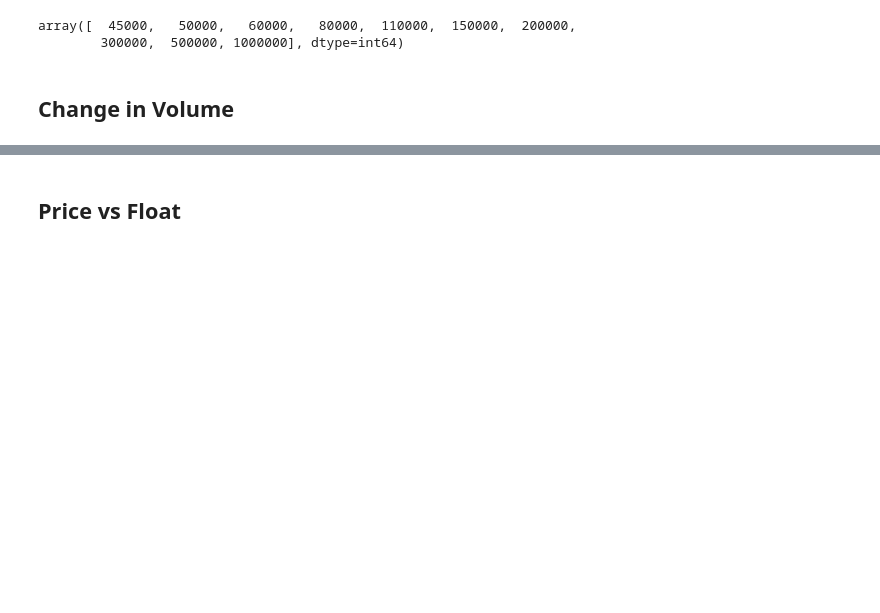
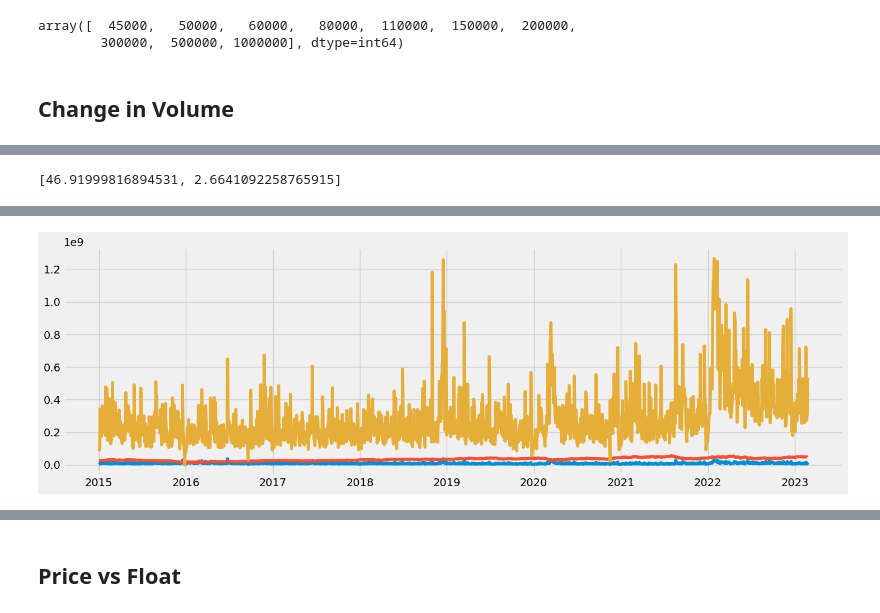
Before and after one commit to ShaunBrentnall/Market-Analysis, a Jupyter notebook: correlation.ipynb, the cells around one changed output, grey strips where cells are left out. Saved outputs shown, nothing was run; the diff lists cells and outputs as text; code cells hidden in the pictures; blank space fills up the shorter version.

```diff
--- a/correlation.ipynb
+++ b/correlation.ipynb
@@ -644,0 +659,9 @@ delta_volume = big_df["Volume"]["BHP.AX"].diff()
+# %%
+df_bhp = big_df["Close"][["BHP.AX"]]
+df_bhp["Volume"] = big_df["Volume"]["BHP.AX"]
+df_bhp["Delta_Close(%)"] = delta_close / df_bhp["BHP.AX"] * 100
+df_bhp["Delta_Volume(%)"] = delta_volume / df_bhp["Volume"] * 100
+df_bhp["Ratio"] = df_bhp["Delta_Close(%)"] / df_bhp["Delta_Volume(%)"]
+df_bhp["Trading_Volume"] = df_bhp["BHP.AX"] * df_bhp["Volume"]
+df_bhp = df_bhp[(np.abs(stats.zscore(df_bhp["Trading_Volume"])) < 3)]
+df_bhp
@@ -644,0 +683,12 @@ delta_volume = big_df["Volume"]["BHP.AX"].diff()
+# %%
+[df_bhp["Volume"].idxmax(), df_bhp["BHP.AX"].idxmax(), df_bhp["Trading_Volume"].idxmax()]
+[df_bhp["BHP.AX"].loc["2022-01-28"], df_bhp["Delta_Close(%)"].loc["2022-01-28"]]
+# %% [output]
+[46.91999816894531, 2.6641092258765915]
+# %%
+print(df_bhp["Volume"].idxmax())
+plt.plot(df_bhp["Volume"])
+plt.plot(df_bhp["BHP.AX"] * 1000000)
+plt.plot(df_bhp["Trading_Volume"])
+plt.show()
+# %% [output]
@@ -644,0 +696 @@ delta_volume = big_df["Volume"]["BHP.AX"].diff()
+[figure, added]
```
Also changed, not shown: parts of 10 cells of this notebook, 5 other files.
